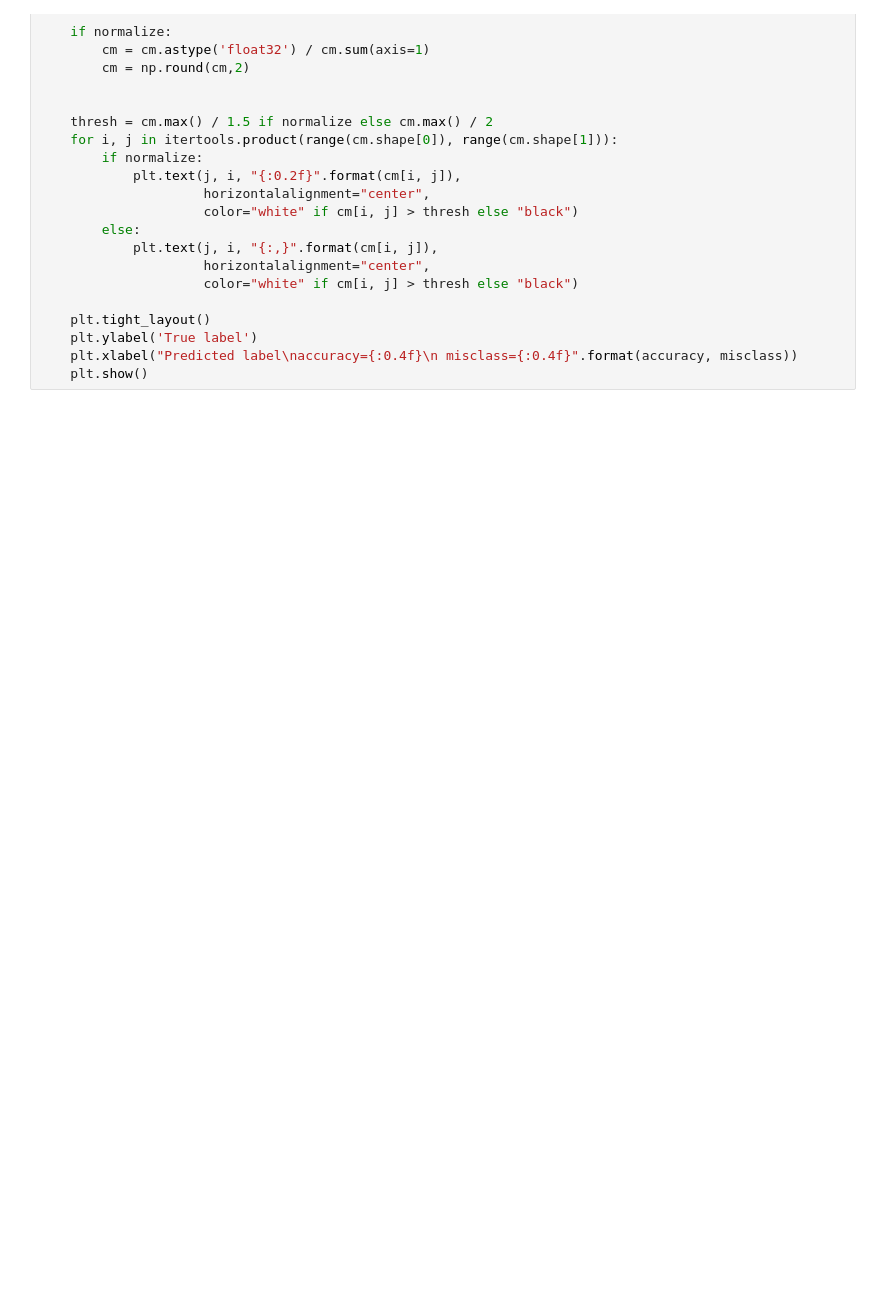
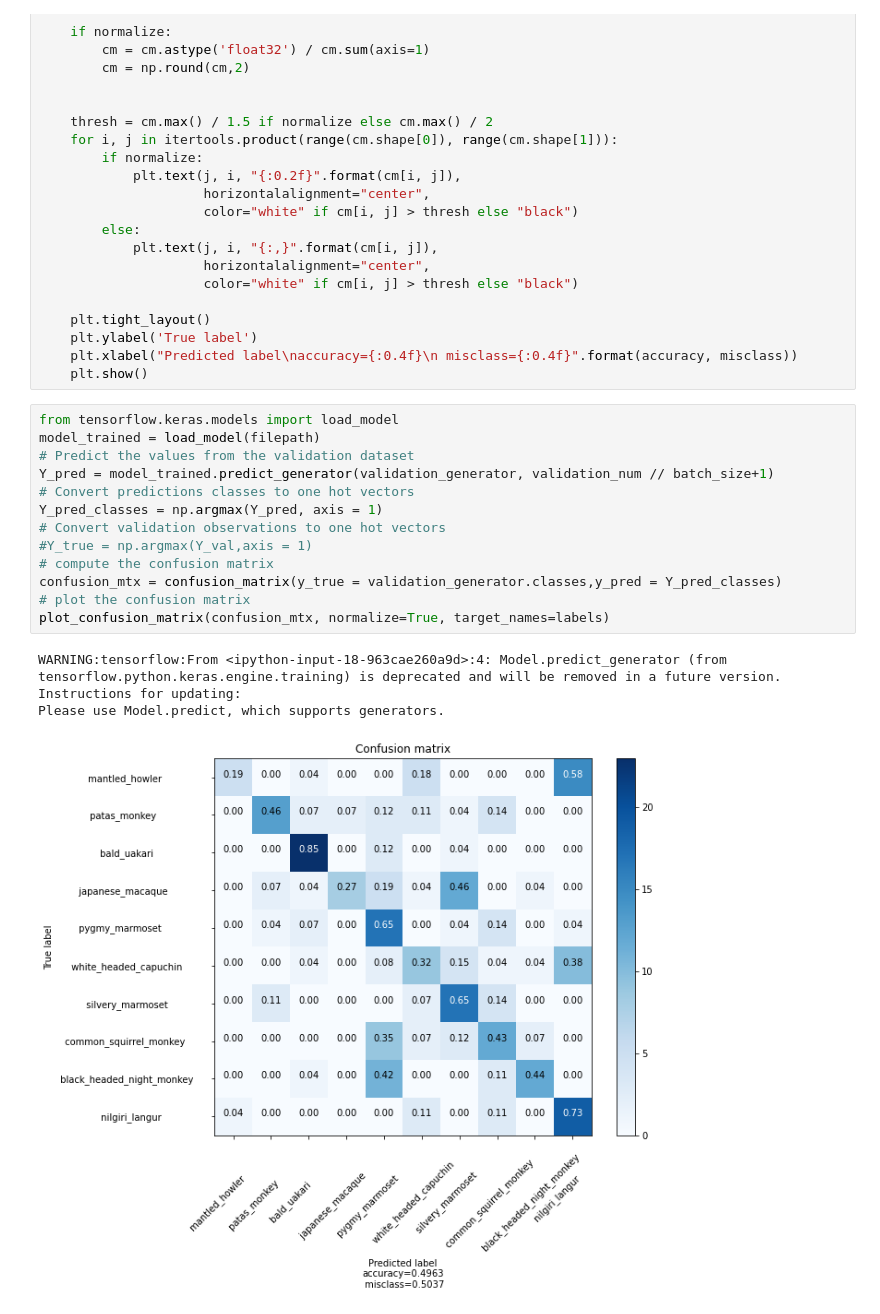
Before and after one commit to jharahul968/monkey_classifier, a Jupyter notebook: main.ipynb, the cells around one changed output. Saved outputs shown, nothing was run; the diff lists cells and outputs as text; blank space fills up the shorter version.

```diff
--- a/main.ipynb
+++ b/main.ipynb
@@ -197,5 +218,23 @@ def plot_confusion_matrix(cm, target_names,title='Confusion matrix',cmap=None,no
     plt.ylabel('True label')
     plt.xlabel("Predicted label\naccuracy={:0.4f}\n misclass={:0.4f}".format(accuracy, misclass))
     plt.show()
+# %%
+from tensorflow.keras.models import load_model
+model_trained = load_model(filepath)
+# Predict the values from the validation dataset
+Y_pred = model_trained.predict_generator(validation_generator, validation_num // batch_size+1)
+# Convert predictions classes to one hot vectors
+Y_pred_classes = np.argmax(Y_pred, axis = 1)
+# Convert validation observations to one hot vectors
+#Y_true = np.argmax(Y_val,axis = 1)
+# compute the confusion matrix
+confusion_mtx = confusion_matrix(y_true = validation_generator.classes,y_pred = Y_pred_classes)
+# plot the confusion matrix
+plot_confusion_matrix(confusion_mtx, normalize=True, target_names=labels)
+# %% [output]
+WARNING:tensorflow:From <ipython-input-18-963cae260a9d>:4: Model.predict_generator (from tensorflow.python.keras.engine.training) is deprecated and will be removed in a future version.
+Instructions for updating:
+Please use Model.predict, which supports generators.
+[figure, added]
 # %%
 print(metrics.classification_report(validation_generator.classes, Y_pred_classes,target_names=labels))
```
Also changed, not shown: parts of 4 cells of this notebook, 5 other files.
